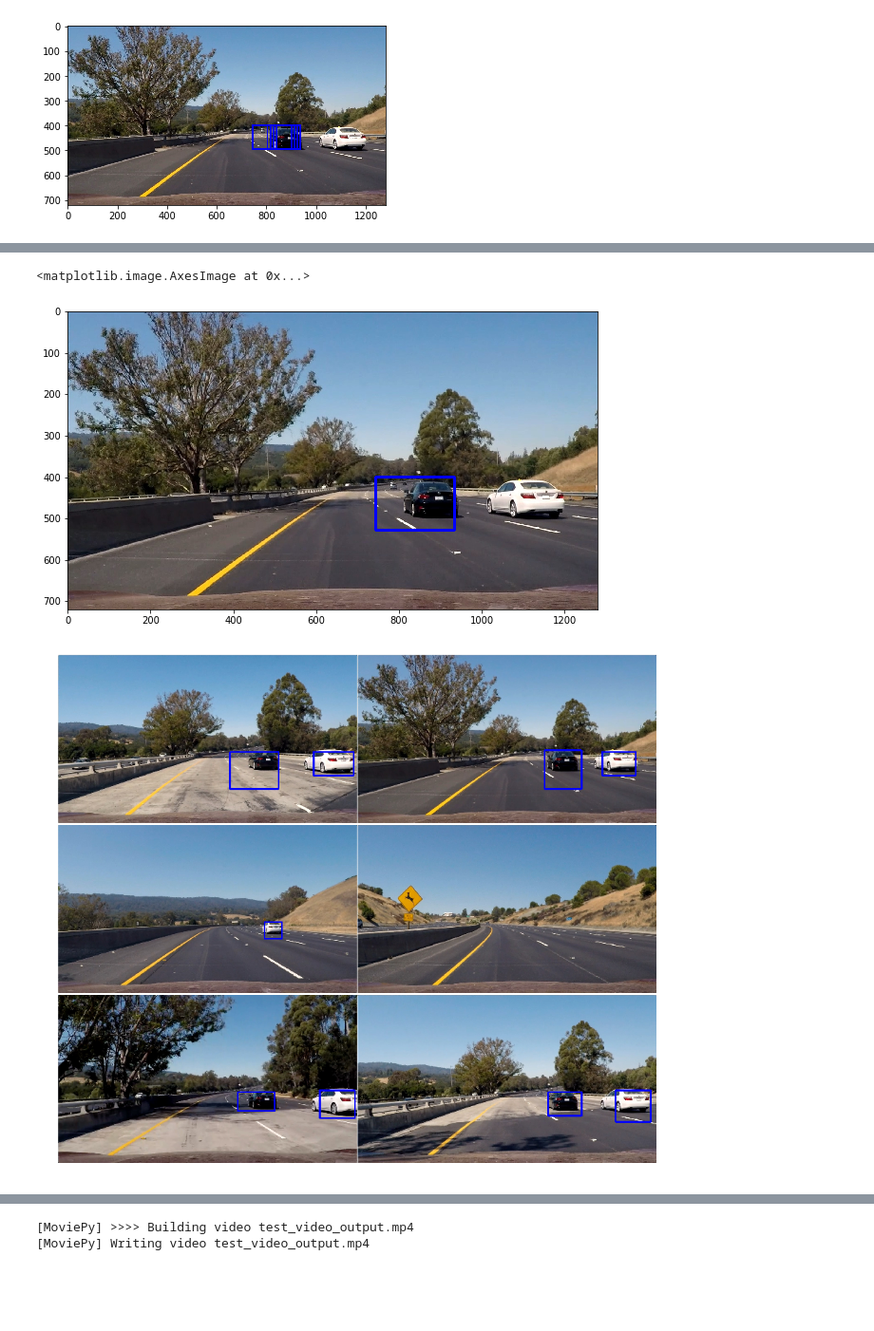
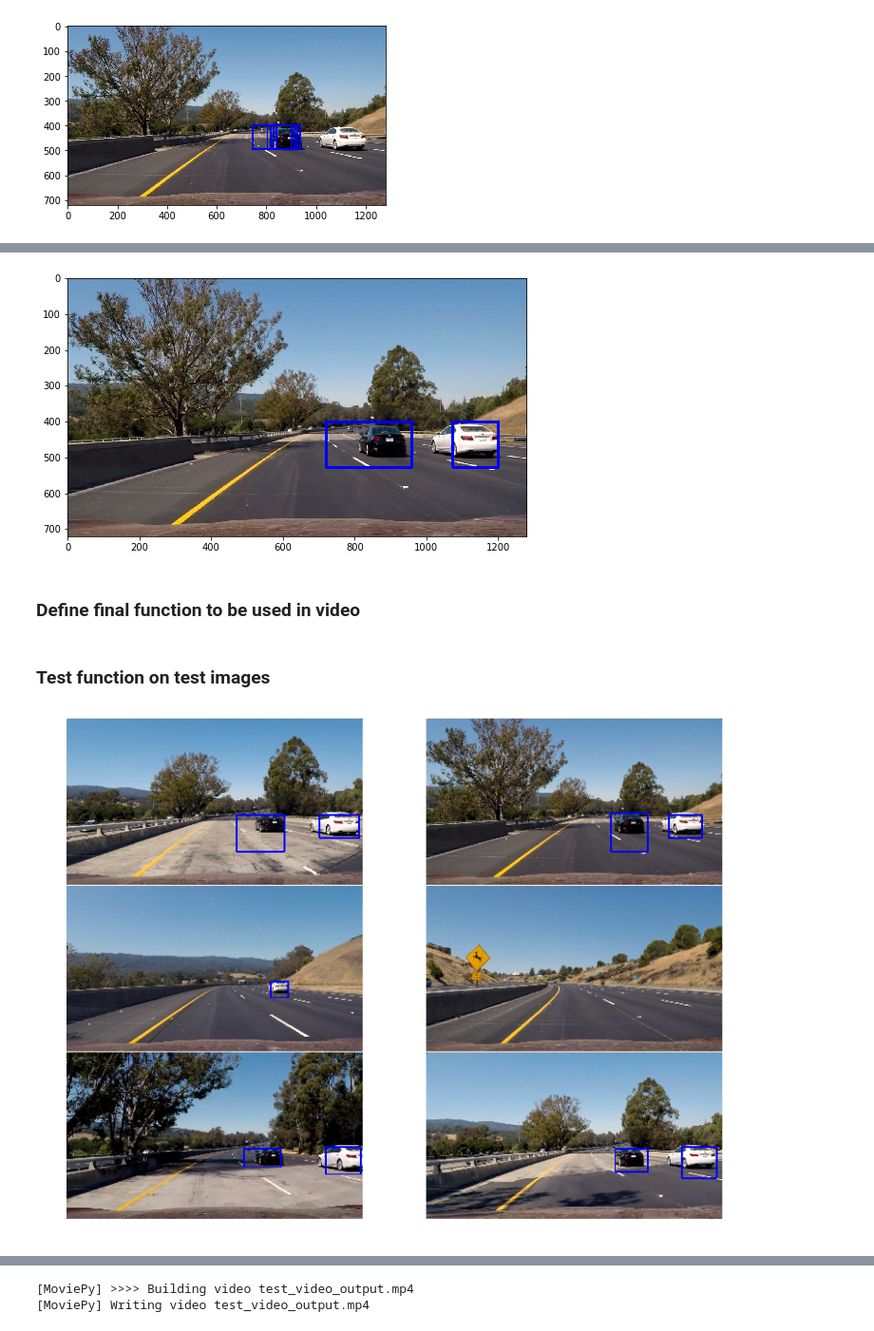
Before and after one commit to ajonnavittula/CarND-Vehicle-Detection, a Jupyter notebook: vehicle_detection.ipynb, the cells around one changed output, grey strips where cells are left out. Shown at 95% size. Drawn from its saved outputs; the diff is of its cells as text; code cells hidden in the pictures; blank space fills up the shorter version.

```diff
--- a/vehicle_detection.ipynb
+++ b/vehicle_detection.ipynb
@@ -418,5 +423,6 @@ plt.imshow(heatmap_img, cmap='hot')
 # %%
-heatmap_img = apply_threshold(heatmap_img, 2)
-plt.figure(figsize=(10,10))
+heatmap_img = apply_threshold(heatmap_img, 0)
+plt.figure(figsize=(10,5))
 plt.imshow(heatmap_img, cmap='hot')
+plt.savefig('./output_images/heat_map.png')
 # %% [output]
@@ -434,10 +441,12 @@ print(labels[1], 'cars found')
 # Draw bounding boxes on a copy of the image
 draw_img, rect = draw_labeled_bboxes(np.copy(img), labels)
 # Display the image
-plt.figure(figsize=(10,10))
+plt.figure(figsize=(10,5))
 plt.imshow(draw_img)
+plt.savefig('./output_images/final_detected.png')
 # %% [output]
-<matplotlib.image.AxesImage at 0x...>
-[figure, old version]
+[figure, new version]
+# %% [markdown]
+### Define final function to be used in video
 # %%
 history = deque(maxlen = 6)
@@ -493,16 +504,19 @@ def extract_cars(img):
     draw_img,rects = draw_labeled_bboxes(np.copy(img), labels)
 
     return draw_img
+# %% [markdown]
+### Test function on test images
 # %%
 test_images = glob.glob('./test_images/test*.jpg')
 
-fig, axs = plt.subplots(3, 2, figsize=(16,14))
+fig, axs = plt.subplots(3, 2, figsize=(14,10))
 fig.subplots_adjust(hspace = .004, wspace=.002)
 axs = axs.ravel()
 
 for i, im in enumerate(test_images):
     history = deque(maxlen = 2)
     axs[i].imshow(extract_cars(mpimg.imread(im)))
     axs[i].axis('off')
+plt.savefig('./output_images/final_detections.png')
 # %% [output]
-[figure, old version]
+[figure, new version]
```
Also changed, not shown: parts of 14 cells of this notebook, 1 other file.
